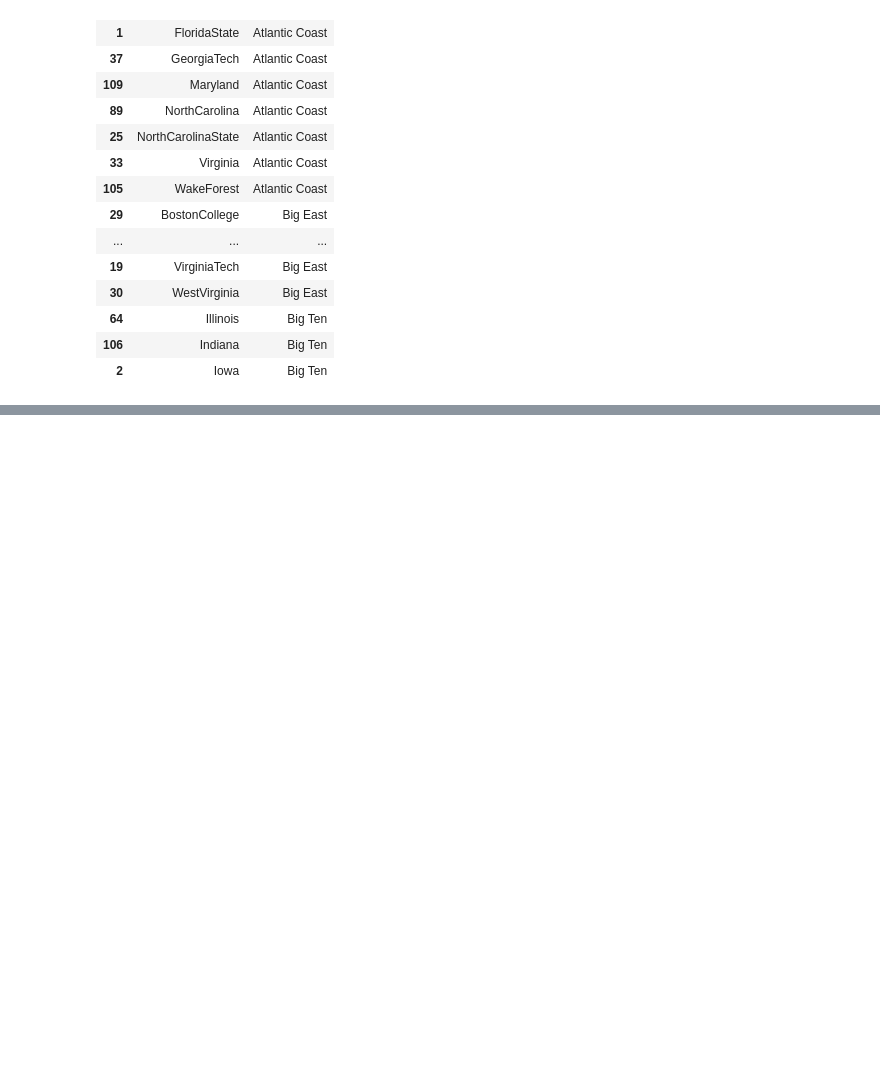
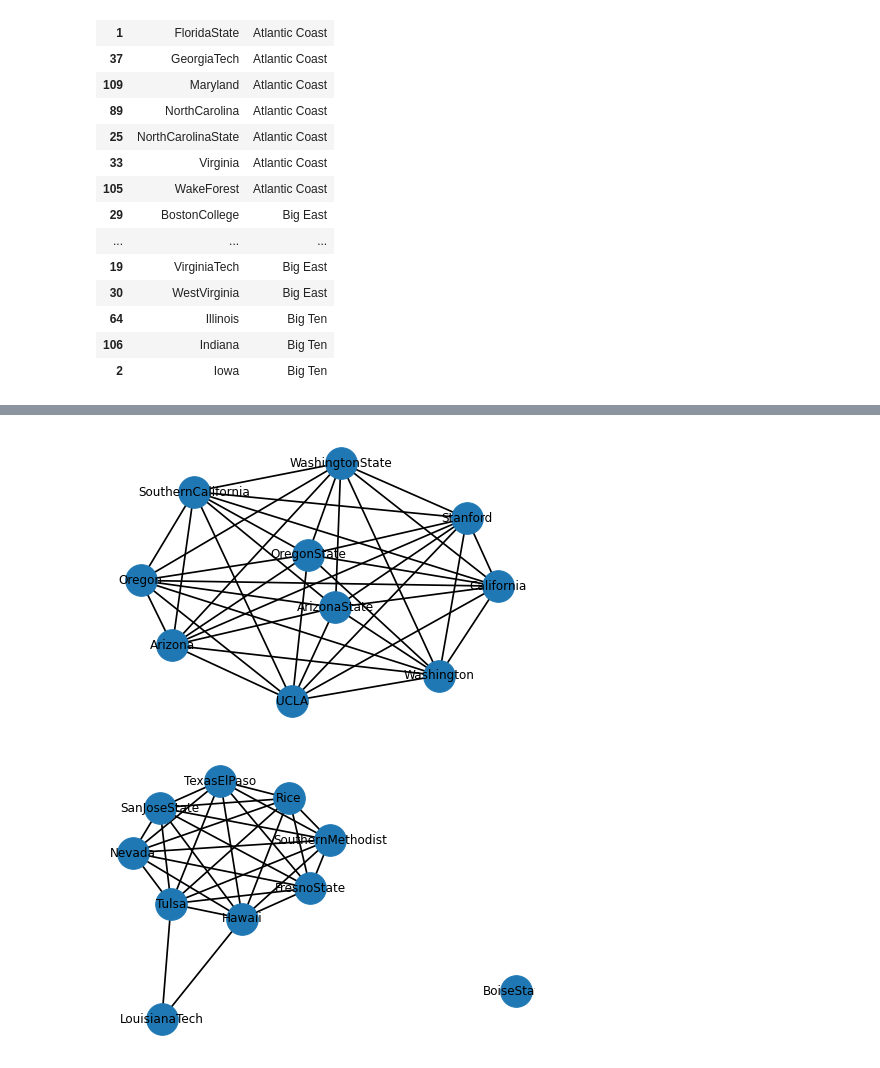
Before and after one commit to Vy4thewin/Data620_TeamVAC, a Jupyter notebook: Data620_Project 1.ipynb, the cells around one changed output, grey strips where cells are left out. Cells and saved outputs as stored; diff of their text form; code cells hidden in the pictures; blank space fills up the shorter version.

```diff
--- a/Data620_Project 1.ipynb
+++ b/Data620_Project 1.ipynb
@@ -196,0 +260,13 @@ print(avg)
+# %%
+#Its shown Pacific Ten has lowest Closeness score, lets visualize
+tn= nx.get_node_attributes(sub_PT, 'label')
+nx.draw(sub_PT, labels=tn, with_labels=True,node_size=1000,width=1.7,pos=nx.nx_pydot.graphviz_layout(sub_PT))
+plt.show()
+
+#Western Althetic has the highest closeness score, show its visual as well
+tn= nx.get_node_attributes(sub_WA, 'label')
+nx.draw(sub_WA, labels=tn, with_labels=True,node_size=1000,width=1.7,pos=nx.nx_pydot.graphviz_layout(sub_WA))
+plt.show()
+# %% [output]
+[figure, added]
+[figure, added]
```
Also changed, not shown: parts of 7 cells of this notebook.
